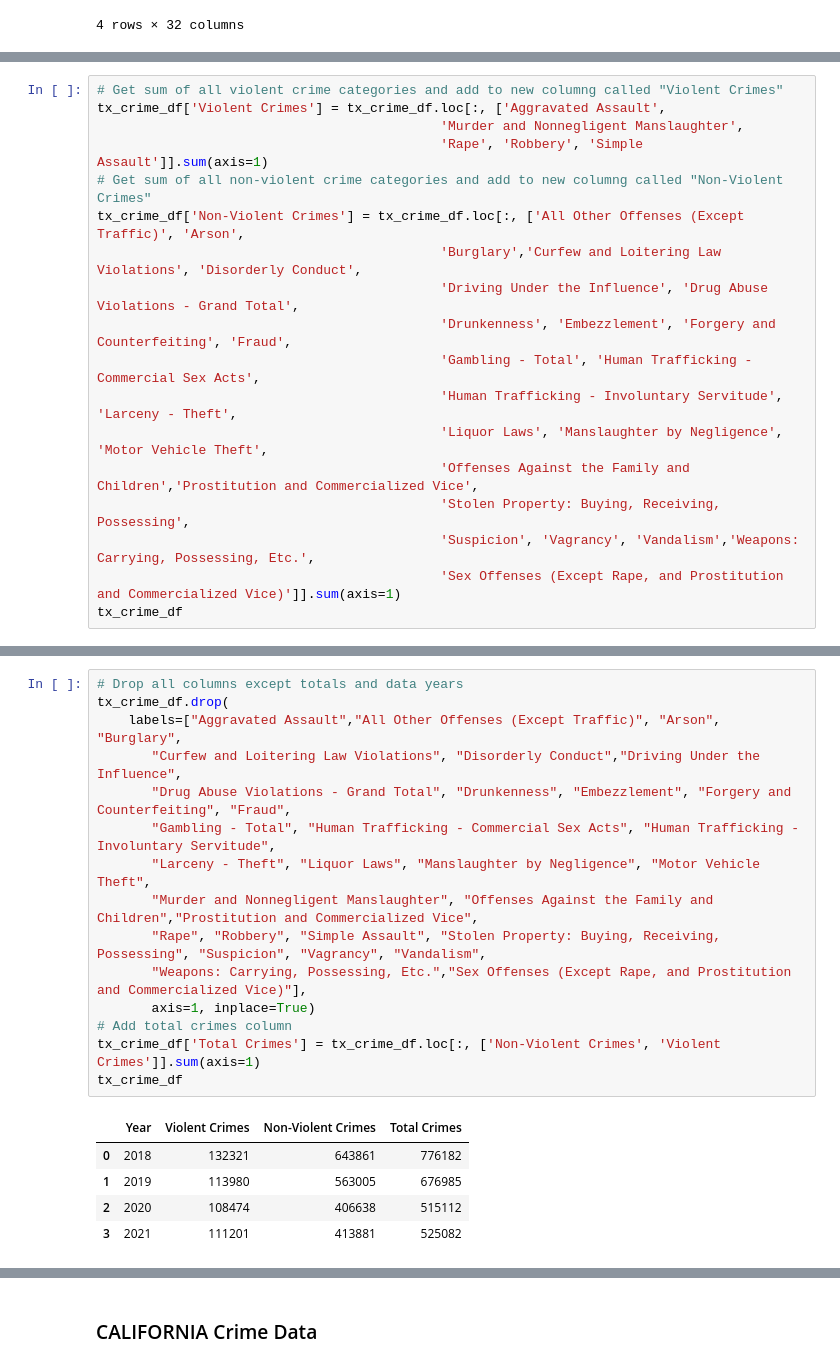
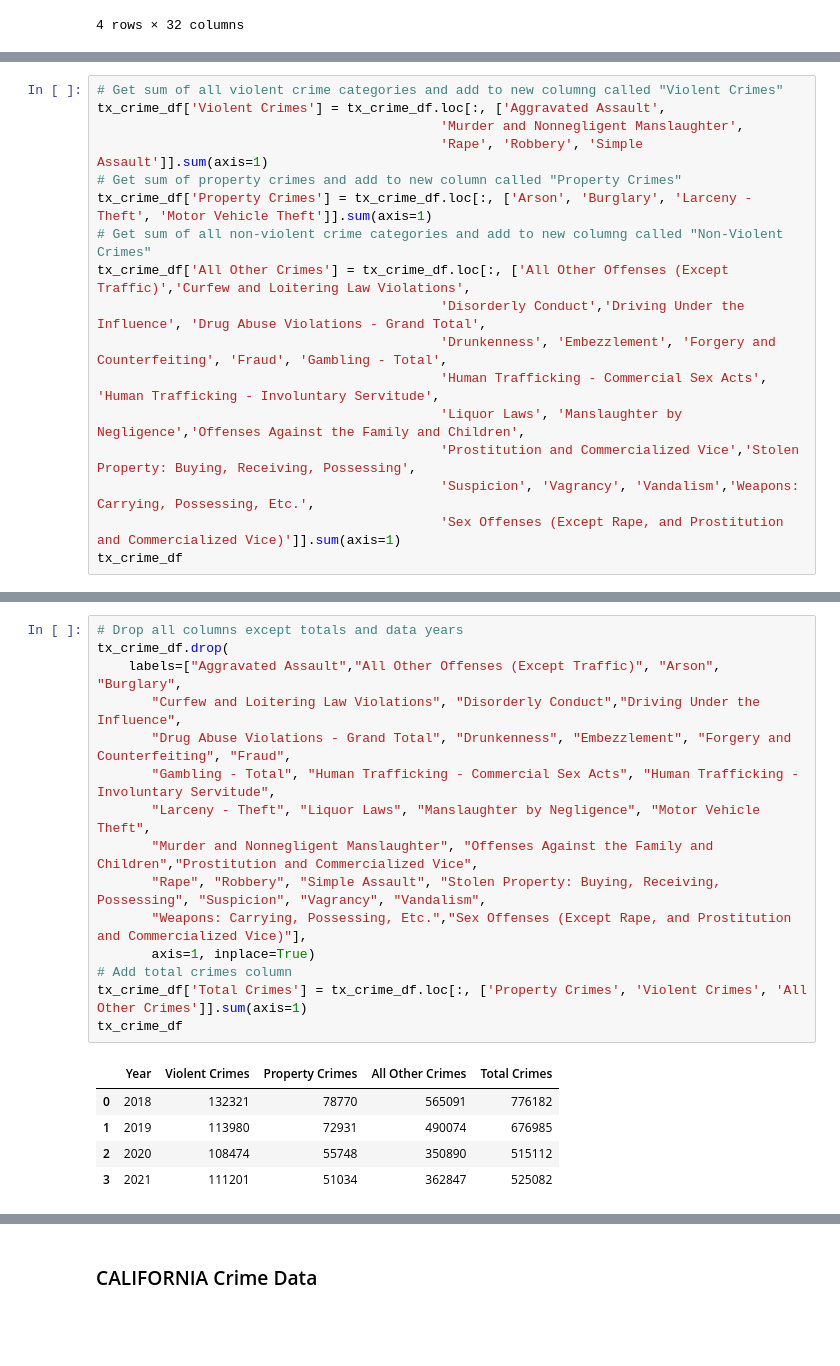
Before and after one commit to drainlm/Personalized-Relocation-Helper-, a Jupyter notebook: code.ipynb, the cells around one changed output, grey strips where cells are left out. Saved outputs shown, nothing was run; the diff lists cells and outputs as text; blank space fills up the shorter version.

```diff
--- a/code.ipynb
+++ b/code.ipynb
@@ -89,16 +48,15 @@ tx_crime_df.to_csv('file.csv')
 tx_crime_df['Violent Crimes'] = tx_crime_df.loc[:, ['Aggravated Assault',
                                             'Murder and Nonnegligent Manslaughter',
                                             'Rape', 'Robbery', 'Simple Assault']].sum(axis=1)
+# Get sum of property crimes and add to new column called "Property Crimes"
+tx_crime_df['Property Crimes'] = tx_crime_df.loc[:, ['Arson', 'Burglary', 'Larceny - Theft', 'Motor Vehicle Theft']].sum(axis=1)
 # Get sum of all non-violent crime categories and add to new columng called "Non-Violent Crimes"
-tx_crime_df['Non-Violent Crimes'] = tx_crime_df.loc[:, ['All Other Offenses (Except Traffic)', 'Arson',
-                                            'Burglary','Curfew and Loitering Law Violations', 'Disorderly Conduct',
-                                            'Driving Under the Influence', 'Drug Abuse Violations - Grand Total',
-                                            'Drunkenness', 'Embezzlement', 'Forgery and Counterfeiting', 'Fraud',
-                                            'Gambling - Total', 'Human Trafficking - Commercial Sex Acts',
-                                            'Human Trafficking - Involuntary Servitude', 'Larceny - Theft',
-                                            'Liquor Laws', 'Manslaughter by Negligence', 'Motor Vehicle Theft',
-                                            'Offenses Against the Family and Children','Prostitution and Commercialized Vice',
-                                            'Stolen Property: Buying, Receiving, Possessing',
+tx_crime_df['All Other Crimes'] = tx_crime_df.loc[:, ['All Other Offenses (Except Traffic)','Curfew and Loitering Law Violations',
+                                            'Disorderly Conduct','Driving Under the Influence', 'Drug Abuse Violations - Grand Total',
+                                            'Drunkenness', 'Embezzlement', 'Forgery and Counterfeiting', 'Fraud', 'Gambling - Total',
+                                            'Human Trafficking - Commercial Sex Acts', 'Human Trafficking - Involuntary Servitude',
+                                            'Liquor Laws', 'Manslaughter by Negligence','Offenses Against the Family and Children',
+                                            'Prostitution and Commercialized Vice','Stolen Property: Buying, Receiving, Possessing',
                                             'Suspicion', 'Vagrancy', 'Vandalism','Weapons: Carrying, Possessing, Etc.',
                                             'Sex Offenses (Except Rape, and Prostitution and Commercialized Vice)']].sum(axis=1)
 tx_crime_df
@@ -112,22 +70,22 @@ tx_crime_df
 # %%
 # Drop all columns except totals and data years
 tx_crime_df.drop(
     labels=["Aggravated Assault","All Other Offenses (Except Traffic)", "Arson", "Burglary",
        "Curfew and Loitering Law Violations", "Disorderly Conduct","Driving Under the Influence",
        "Drug Abuse Violations - Grand Total", "Drunkenness", "Embezzlement", "Forgery and Counterfeiting", "Fraud",
        "Gambling - Total", "Human Trafficking - Commercial Sex Acts", "Human Trafficking - Involuntary Servitude",
        "Larceny - Theft", "Liquor Laws", "Manslaughter by Negligence", "Motor Vehicle Theft",
        "Murder and Nonnegligent Manslaughter", "Offenses Against the Family and Children","Prostitution and Commercialized Vice",
        "Rape", "Robbery", "Simple Assault", "Stolen Property: Buying, Receiving, Possessing", "Suspicion", "Vagrancy", "Vandalism",
        "Weapons: Carrying, Possessing, Etc.","Sex Offenses (Except Rape, and Prostitution and Commercialized Vice)"],
        axis=1, inplace=True)
 # Add total crimes column
-tx_crime_df['Total Crimes'] = tx_crime_df.loc[:, ['Non-Violent Crimes', 'Violent Crimes']].sum(axis=1)
+tx_crime_df['Total Crimes'] = tx_crime_df.loc[:, ['Property Crimes', 'Violent Crimes', 'All Other Crimes']].sum(axis=1)
 tx_crime_df
 # %% [output]
-|  | Year | Violent Crimes | Non-Violent Crimes | Total Crimes |
-| 0 | 2018 | 132321 | 643861 | 776182 |
-| 1 | 2019 | 113980 | 563005 | 676985 |
-| 2 | 2020 | 108474 | 406638 | 515112 |
-| 3 | 2021 | 111201 | 413881 | 525082 |
+|  | Year | Violent Crimes | Property Crimes | All Other Crimes | Total Crimes |
+| 0 | 2018 | 132321 | 78770 | 565091 | 776182 |
+| 1 | 2019 | 113980 | 72931 | 490074 | 676985 |
+| 2 | 2020 | 108474 | 55748 | 350890 | 515112 |
+| 3 | 2021 | 111201 | 51034 | 362847 | 525082 |
 # %%
```
Also changed, not shown: parts of 22 cells of this notebook, 1 other file.
